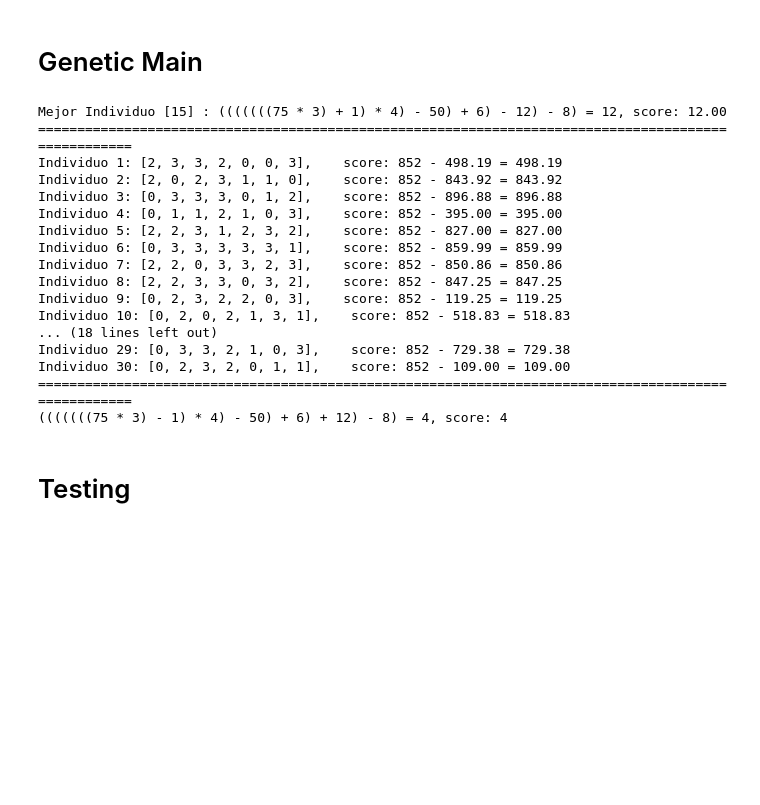
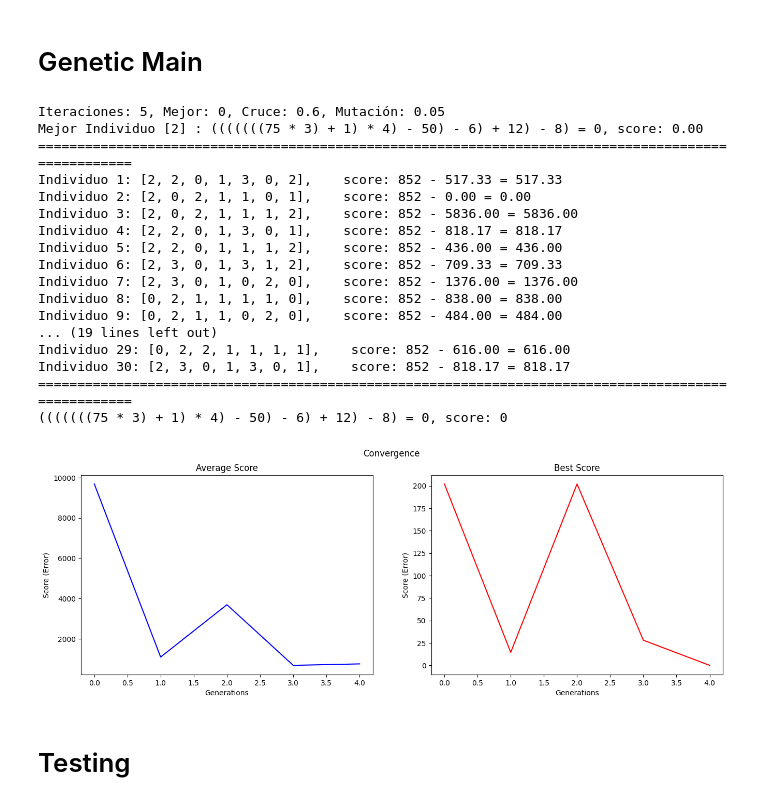
Before and after one commit to RubenGonV/SimP1, a Jupyter notebook: genetic_main.ipynb, the cells around one changed output. Saved outputs shown, nothing was run; the diff lists cells and outputs as text; code cells hidden in the pictures; blank space fills up the shorter version.

```diff
--- a/genetic_main.ipynb
+++ b/genetic_main.ipynb
@@ -271,3 +302,20 @@ def genetic_main(lista_numeros, objetivo, operadores, n_inicial, k_torneo, n_epo
     if see_last_pop: print_poblacion(poblacion)
 
     return mejor_solucion, mejor_score, best_fitness_history, average_fitness_history
+# %%
+def condicion_parada(max_epocas, iteraciones, best_fitness_history):
+
+    if iteraciones >= max_epocas:
+        return False
+
+    #si el fitness es 0, entonces paramos la simulación
+    if len(best_fitness_history) > 0:
+        if best_fitness_history[-1] == 0:
+            return False
+
+    # si los últimos 20 fitness difieren en menos de 10E9, entonces paramos la simulación
+    if len(best_fitness_history) > max_epocas/3:
+        if abs(best_fitness_history[-1] - best_fitness_history[-int(max_epocas/3)]) < 10E-9 and abs(best_fitness_history[-1] - 1) < 10E-9*objetivo:
+            return False
+
+    return True
@@ -278,32 +405,55 @@ objetivo = 852 # ejemplo: 307
 operadores = ['+', '-', '*', '/']
 # %%
 n_inicial = 30
-n_epocas = 100
+n_epocas = 500
 k_torneo = 3
 prob_cruce = 0.6
 prob_mutacion = 0.05
 
-mejor, _, best_fitness_history, average_fitness_history = genetic_main(lista_numeros, objetivo, operadores, n_inicial, k_torneo,
+mejor, _, best_fitness_history, average_fitness_history = deterministic_genetic_main(lista_numeros, objetivo, operadores, n_inicial, k_torneo,
                                                                    n_epocas, prob_cruce, prob_mutacion)
 print("=" * 100)
 print(f"{individuo_to_string(mejor)}, score: {evaluar_individuo(mejor)}")
 # %% [output]
-Mejor Individuo [15] : (((((((75 * 3) + 1) * 4) - 50) + 6) - 12) - 8) = 12, score: 12.00
+Iteraciones: 5, Mejor: 0, Cruce: 0.6, Mutación: 0.05
+Mejor Individuo [2] : (((((((75 * 3) + 1) * 4) - 50) - 6) + 12) - 8) = 0, score: 0.00
 ====================================================================================================
-Individuo 1: [2, 3, 3, 2, 0, 0, 3],    score: 852 - 498.19 = 498.19
-Individuo 2: [2, 0, 2, 3, 1, 1, 0],    score: 852 - 843.92 = 843.92
-Individuo 3: [0, 3, 3, 3, 0, 1, 2],    score: 852 - 896.88 = 896.88
-Individuo 4: [0, 1, 1, 2, 1, 0, 3],    score: 852 - 395.00 = 395.00
-Individuo 5: [2, 2, 3, 1, 2, 3, 2],    score: 852 - 827.00 = 827.00
-Individuo 6: [0, 3, 3, 3, 3, 3, 1],    score: 852 - 859.99 = 859.99
-Individuo 7: [2, 2, 0, 3, 3, 2, 3],    score: 852 - 850.86 = 850.86
-Individuo 8: [2, 2, 3, 3, 0, 3, 2],    score: 852 - 847.25 = 847.25
-Individuo 9: [0, 2, 3, 2, 2, 0, 3],    score: 852 - 119.25 = 119.25
-Individuo 10: [0, 2, 0, 2, 1, 3, 1],    score: 852 - 518.83 = 518.83
-... (18 lines left out)
-Individuo 29: [0, 3, 3, 2, 1, 0, 3],    score: 852 - 729.38 = 729.38
-Individuo 30: [0, 2, 3, 2, 0, 1, 1],    score: 852 - 109.00 = 109.00
+Individuo 1: [2, 2, 0, 1, 3, 0, 2],    score: 852 - 517.33 = 517.33
+Individuo 2: [2, 0, 2, 1, 1, 0, 1],    score: 852 - 0.00 = 0.00
+Individuo 3: [2, 0, 2, 1, 1, 1, 2],    score: 852 - 5836.00 = 5836.00
+Individuo 4: [2, 2, 0, 1, 3, 0, 1],    score: 852 - 818.17 = 818.17
+Individuo 5: [2, 2, 0, 1, 1, 1, 2],    score: 852 - 436.00 = 436.00
+Individuo 6: [2, 3, 0, 1, 3, 1, 2],    score: 852 - 709.33 = 709.33
+Individuo 7: [2, 3, 0, 1, 0, 2, 0],    score: 852 - 1376.00 = 1376.00
+Individuo 8: [0, 2, 1, 1, 1, 1, 0],    score: 852 - 838.00 = 838.00
+Individuo 9: [0, 2, 1, 1, 0, 2, 0],    score: 852 - 484.00 = 484.00
+... (19 lines left out)
+Individuo 29: [0, 2, 2, 1, 1, 1, 1],    score: 852 - 616.00 = 616.00
+Individuo 30: [2, 3, 0, 1, 3, 0, 1],    score: 852 - 818.17 = 818.17
 ====================================================================================================
-(((((((75 * 3) - 1) * 4) - 50) + 6) + 12) - 8) = 4, score: 4
+(((((((75 * 3) + 1) * 4) - 50) - 6) + 12) - 8) = 0, score: 0
+# %%
+import matplotlib.pyplot as plt
+
+generations_range = range(len(best_fitness_history))  # Rango de generaciones en el historial
+fig, axs = plt.subplots(1, 2, figsize=(16, 5))
+
+# Error promedio
+axs[0].plot(generations_range, average_fitness_history, color="blue")
+axs[0].set_title("Average Score")
+axs[0].set_xlabel("Generations")
+axs[0].set_ylabel("Score (Error)")
+
+
+# Error máximo (mejor fitness)
+axs[1].plot(generations_range, best_fitness_history, color="red")
+axs[1].set_title("Best Score")
+axs[1].set_xlabel("Generations")
+axs[1].set_ylabel("Score (Error)")
+
+plt.suptitle(f"Convergence")
+plt.show()
+# %% [output]
+[figure, added]
 # %% [markdown]
 # Testing
```
Also changed, not shown: parts of 14 cells of this notebook, 1 other file.
